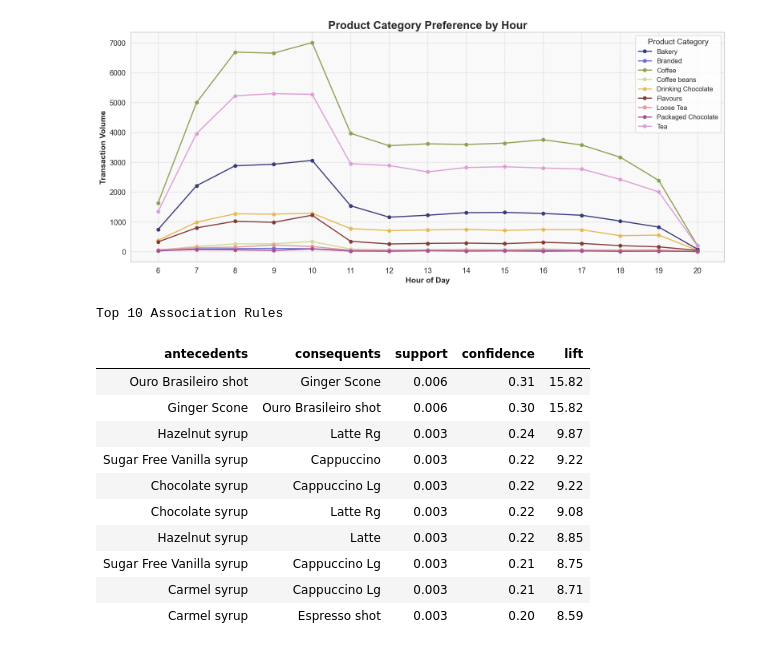
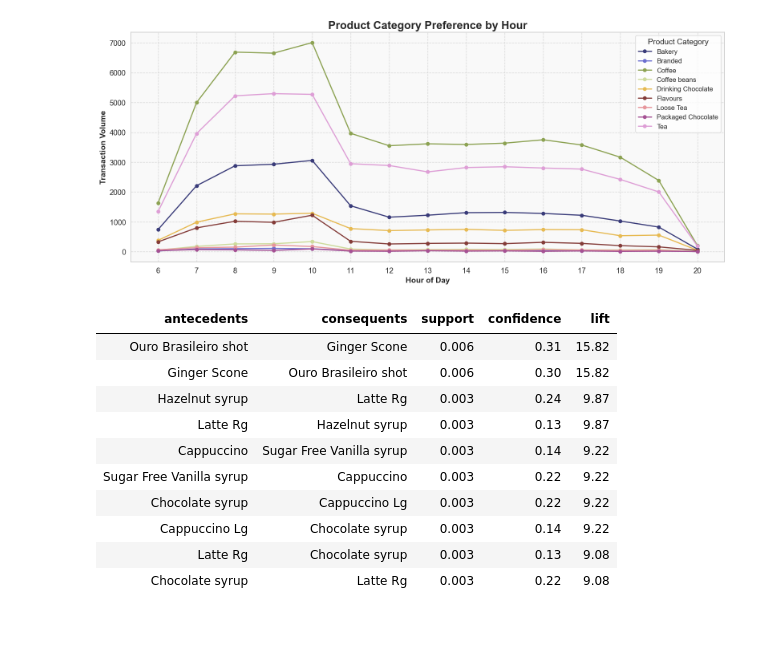
Before and after one commit to sundar139/Coffee-Shop-Sales-Data-Analysis, a Jupyter notebook: EDA.ipynb, the cells around one changed output. Drawn from its saved outputs; the diff is of its cells as text; code cells hidden in the pictures.

```diff
--- a/EDA.ipynb
+++ b/EDA.ipynb
@@ -342,42 +342,38 @@ df1['combo_id'] = df1['transaction_date'].astype(str) + '_' + \
                  df1['store_location']
 
 combo_df = df1.groupby('combo_id')['product_detail'].apply(list).reset_index()
 
 te = TransactionEncoder()
 te_ary = te.fit(combo_df['product_detail']).transform(combo_df['product_detail'])
 basket_encoded = pd.DataFrame(te_ary, columns=te.columns_)
 frequent_itemsets = apriori(basket_encoded, min_support=0.002, use_colnames=True)
 rules = association_rules(frequent_itemsets, metric="lift", min_threshold=1.0)
 
-rules = rules[(rules['confidence'] >= 0.2) & (rules['lift'] >= 1.1)]
+rules = rules[(rules['confidence'] >= 0.1) & (rules['lift'] >= 1.0)]
 rules = rules.sort_values(by='lift', ascending=False)
 
 display_df = rules[['antecedents', 'consequents', 'support', 'confidence', 'lift']].copy()
 display_df['antecedents'] = display_df['antecedents'].apply(lambda x: ', '.join(list(x)))
 display_df['consequents'] = display_df['consequents'].apply(lambda x: ', '.join(list(x)))
 
 table = display_df.head(10).style \
-    .set_caption("Top 10 Association Rules") \
     .format({
         'support': '{:.3f}',
         'confidence': '{:.2f}',
         'lift': '{:.2f}'
     }) \
-    .background_gradient(cmap='magma', subset=['lift']) \
-    .bar(subset=['confidence', 'support'], color="#17f9f1c1") \
     .set_properties(**{'font-size': '12pt', 'font-family': 'Calibri'}) \
     .hide(axis='index')
 table
 # %% [output]
-Top 10 Association Rules
 | antecedents | consequents | support | confidence | lift |
 | Ouro Brasileiro shot | Ginger Scone | 0.006 | 0.31 | 15.82 |
 | Ginger Scone | Ouro Brasileiro shot | 0.006 | 0.30 | 15.82 |
 | Hazelnut syrup | Latte Rg | 0.003 | 0.24 | 9.87 |
+| Latte Rg | Hazelnut syrup | 0.003 | 0.13 | 9.87 |
+| Cappuccino | Sugar Free Vanilla syrup | 0.003 | 0.14 | 9.22 |
 | Sugar Free Vanilla syrup | Cappuccino | 0.003 | 0.22 | 9.22 |
 | Chocolate syrup | Cappuccino Lg | 0.003 | 0.22 | 9.22 |
+| Cappuccino Lg | Chocolate syrup | 0.003 | 0.14 | 9.22 |
+| Latte Rg | Chocolate syrup | 0.003 | 0.13 | 9.08 |
 | Chocolate syrup | Latte Rg | 0.003 | 0.22 | 9.08 |
-| Hazelnut syrup | Latte | 0.003 | 0.22 | 8.85 |
-| Sugar Free Vanilla syrup | Cappuccino Lg | 0.003 | 0.21 | 8.75 |
-| Carmel syrup | Cappuccino Lg | 0.003 | 0.21 | 8.71 |
-| Carmel syrup | Espresso shot | 0.003 | 0.20 | 8.59 |
```
